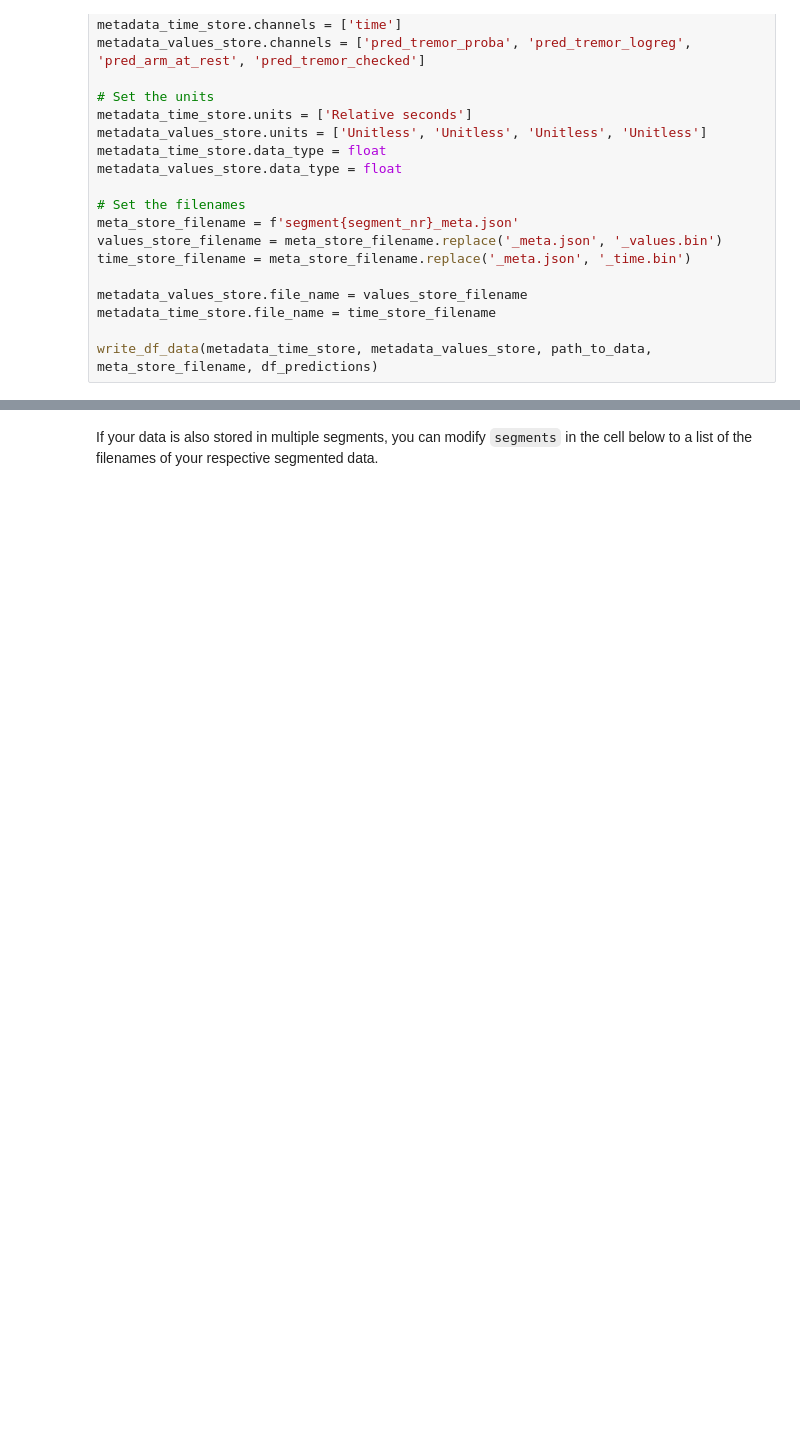
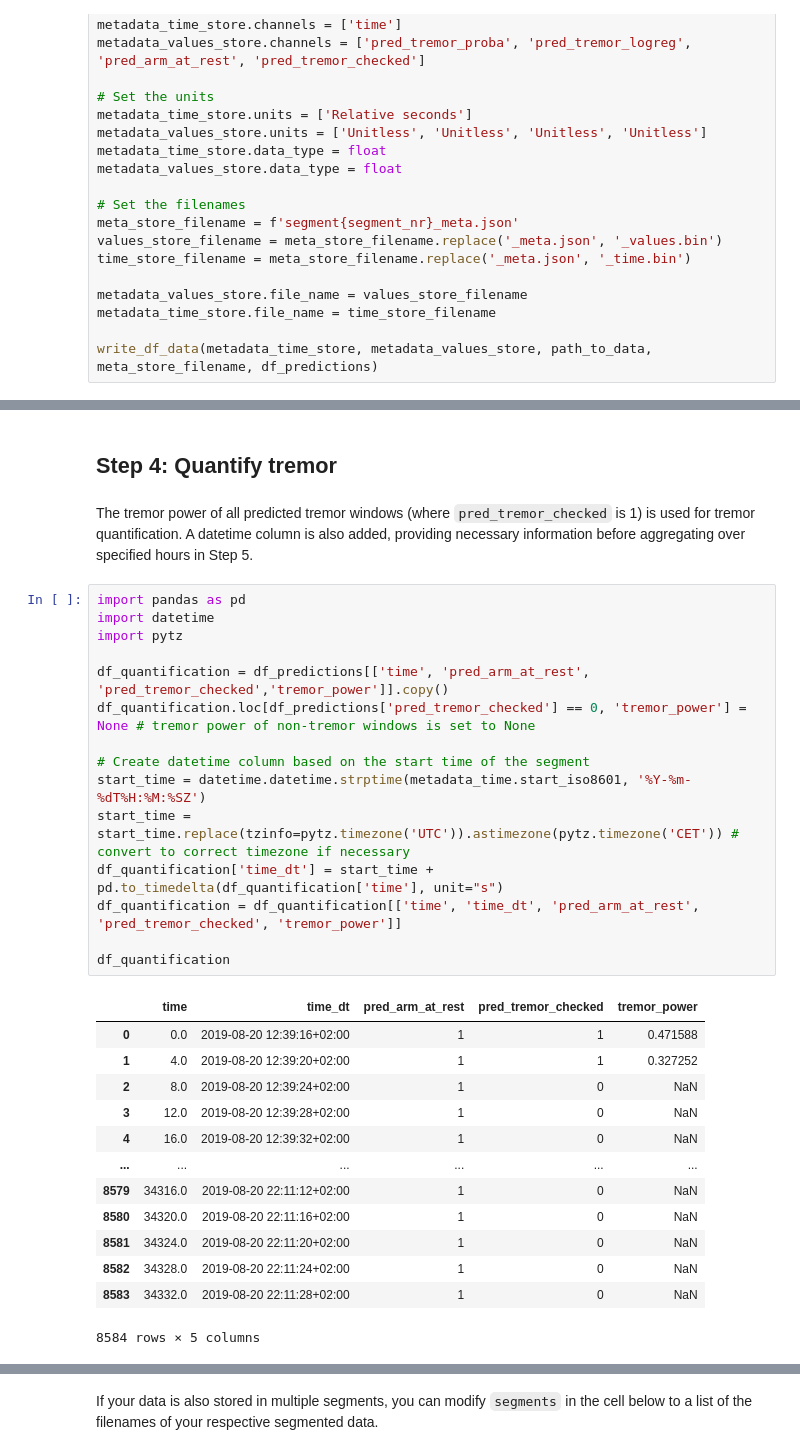
Before and after one commit to biomarkersParkinson/paradigma, a Jupyter notebook: docs/tutorials/tremor_analysis.ipynb, the cells around one changed output, grey strips where cells are left out. Saved outputs shown, nothing was run; the diff lists cells and outputs as text; blank space fills up the shorter version.

```diff
--- a/docs/tutorials/tremor_analysis.ipynb
+++ b/docs/tutorials/tremor_analysis.ipynb
@@ -182 +176,34 @@ df_predictions.head()
+# %% [markdown]
+## Step 4: Quantify tremor
+# %% [markdown]
+The tremor power of all predicted tremor windows (where `pred_tremor_checked` is 1) is used for tremor quantification. A datetime column is also added, providing necessary information before aggregating over specified hours in Step 5.
+# %%
+import pandas as pd
+import datetime
+import pytz
+
+df_quantification = df_predictions[['time', 'pred_arm_at_rest', 'pred_tremor_checked','tremor_power']].copy()
+df_quantification.loc[df_predictions['pred_tremor_checked'] == 0, 'tremor_power'] = None # tremor power of non-tremor windows is set to None
+
+# Create datetime column based on the start time of the segment
+start_time = datetime.datetime.strptime(metadata_time.start_iso8601, '%Y-%m-%dT%H:%M:%SZ')
+start_time = start_time.replace(tzinfo=pytz.timezone('UTC')).astimezone(pytz.timezone('CET')) # convert to correct timezone if necessary
+df_quantification['time_dt'] = start_time + pd.to_timedelta(df_quantification['time'], unit="s")
+df_quantification = df_quantification[['time', 'time_dt', 'pred_arm_at_rest', 'pred_tremor_checked', 'tremor_power']]
+
+df_quantification
+# %% [output]
+|  | time | time_dt | pred_arm_at_rest | pred_tremor_checked | tremor_power |
+| 0 | 0.0 | 2019-08-20 12:39:16+02:00 | 1 | 1 | 0.471588 |
+| 1 | 4.0 | 2019-08-20 12:39:20+02:00 | 1 | 1 | 0.327252 |
+| 2 | 8.0 | 2019-08-20 12:39:24+02:00 | 1 | 0 | NaN |
+| 3 | 12.0 | 2019-08-20 12:39:28+02:00 | 1 | 0 | NaN |
+| 4 | 16.0 | 2019-08-20 12:39:32+02:00 | 1 | 0 | NaN |
+| ... | ... | ... | ... | ... | ... |
+| 8579 | 34316.0 | 2019-08-20 22:11:12+02:00 | 1 | 0 | NaN |
+| 8580 | 34320.0 | 2019-08-20 22:11:16+02:00 | 1 | 0 | NaN |
+| 8581 | 34324.0 | 2019-08-20 22:11:20+02:00 | 1 | 0 | NaN |
+| 8582 | 34328.0 | 2019-08-20 22:11:24+02:00 | 1 | 0 | NaN |
+| 8583 | 34332.0 | 2019-08-20 22:11:28+02:00 | 1 | 0 | NaN |
+8584 rows × 5 columns
 # %% [markdown]
```
Also changed, not shown: parts of 7 cells of this notebook, 19 other files.
